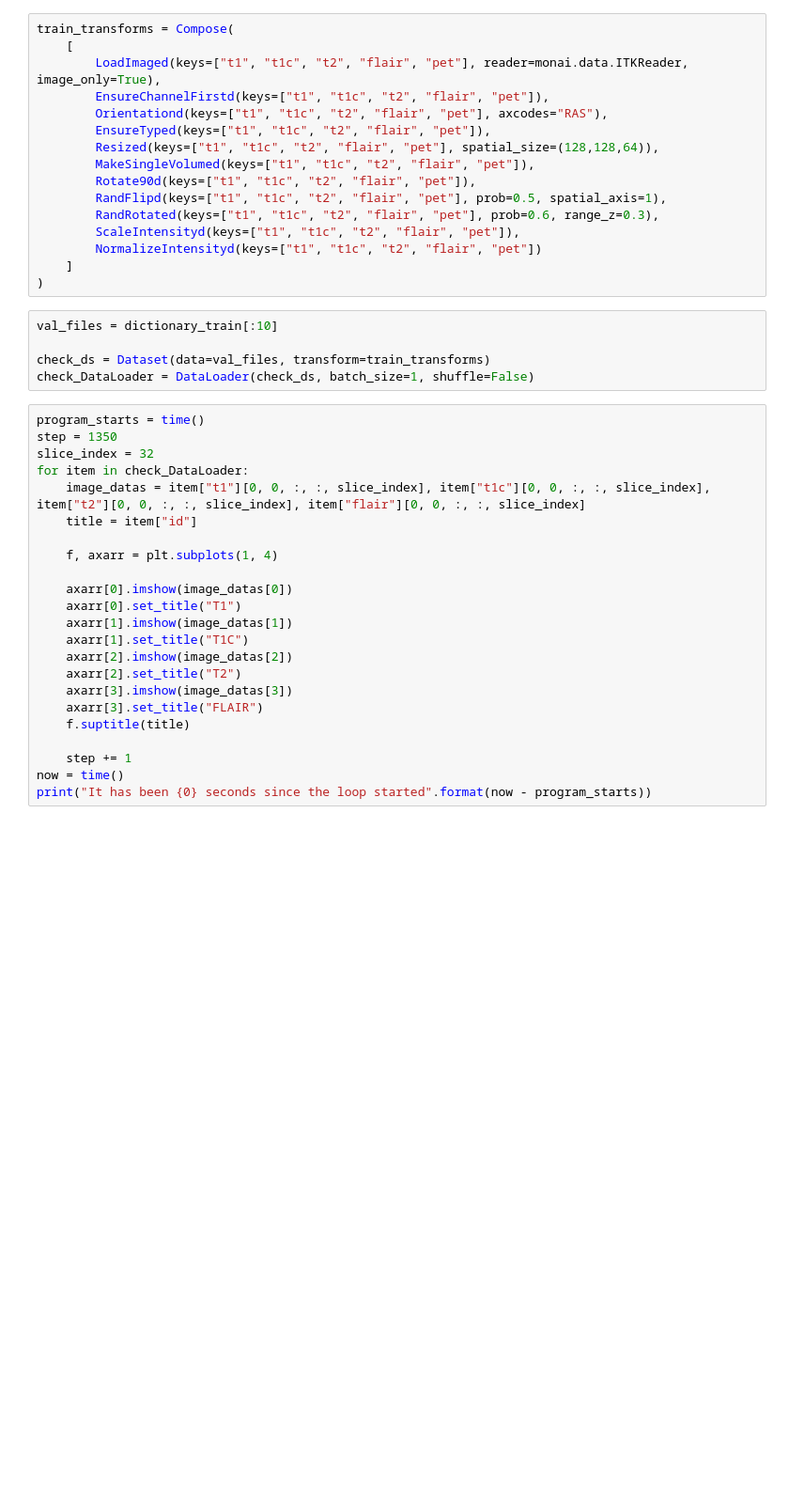
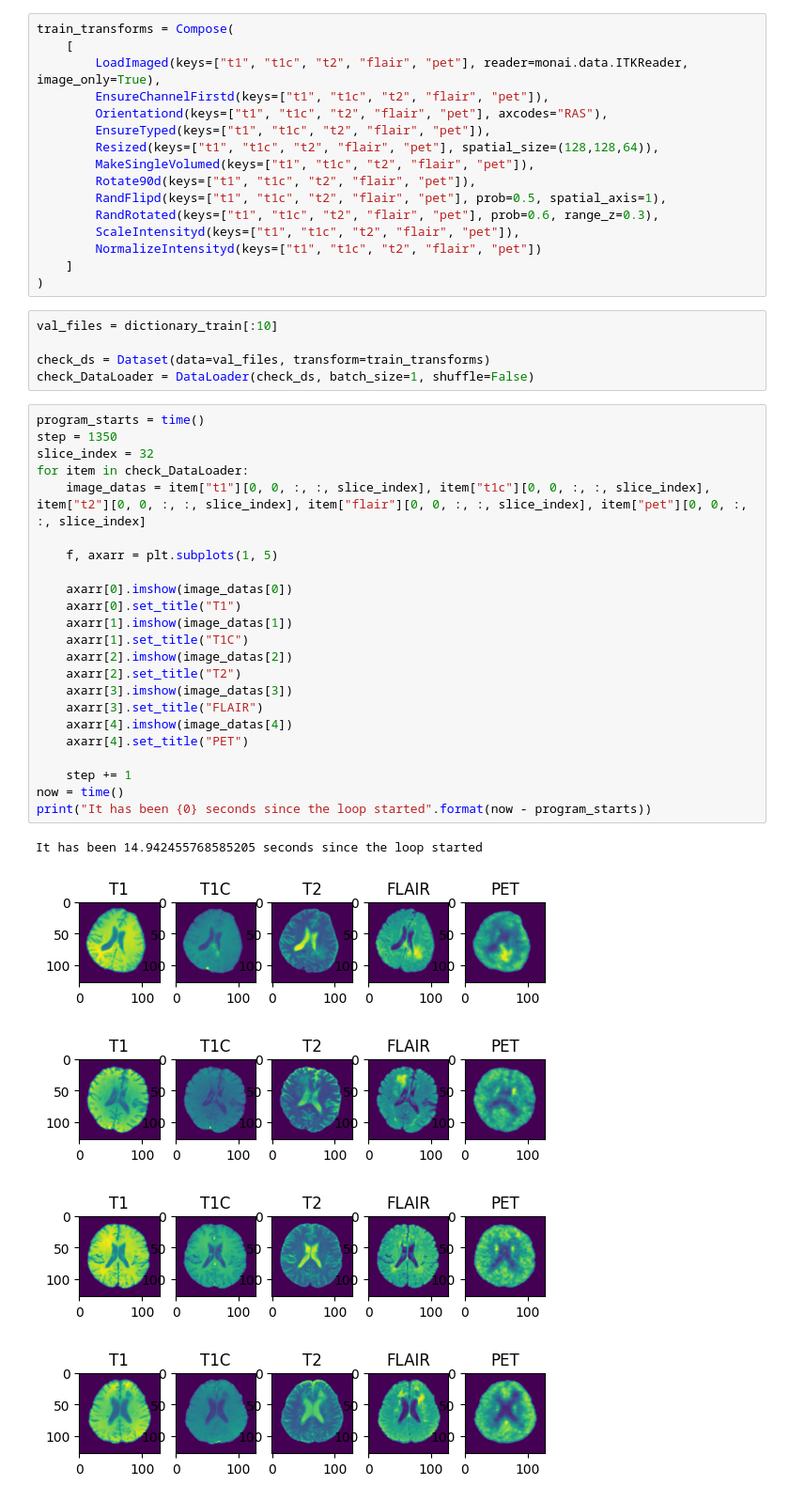
Before and after one commit to rizvi-ha/PET-GAN, a Jupyter notebook: TrainModel.ipynb, the cells around one changed output. Shown at 94% size. Saved outputs shown, nothing was run; the diff lists cells and outputs as text; blank space fills up the shorter version.

```diff
--- a/TrainModel.ipynb
+++ b/TrainModel.ipynb
@@ -100,23 +117,29 @@ check_DataLoader = DataLoader(check_ds, batch_size=1, shuffle=False)
 # %%
 program_starts = time()
 step = 1350
 slice_index = 32
 for item in check_DataLoader:
-    image_datas = item["t1"][0, 0, :, :, slice_index], item["t1c"][0, 0, :, :, slice_index], item["t2"][0, 0, :, :, slice_index], item["flair"][0, 0, :, :, slice_index]
-    title = item["id"]
+    image_datas = item["t1"][0, 0, :, :, slice_index], item["t1c"][0, 0, :, :, slice_index], item["t2"][0, 0, :, :, slice_index], item["flair"][0, 0, :, :, slice_index], item["pet"][0, 0, :, :, slice_index]
 
-    f, axarr = plt.subplots(1, 4)
+    f, axarr = plt.subplots(1, 5)
 
     axarr[0].imshow(image_datas[0])
     axarr[0].set_title("T1")
     axarr[1].imshow(image_datas[1])
     axarr[1].set_title("T1C")
     axarr[2].imshow(image_datas[2])
     axarr[2].set_title("T2")
     axarr[3].imshow(image_datas[3])
     axarr[3].set_title("FLAIR")
-    f.suptitle(title)
+    axarr[4].imshow(image_datas[4])
+    axarr[4].set_title("PET")
 
     step += 1
 now = time()
 print("It has been {0} seconds since the loop started".format(now - program_starts))
+# %% [output]
+It has been 14.942455768585205 seconds since the loop started
+[figure, added]
+[figure, added]
+[figure, added]
+[figure, added]
```
Also changed, not shown: parts of 12 cells of this notebook, 4 other files.
